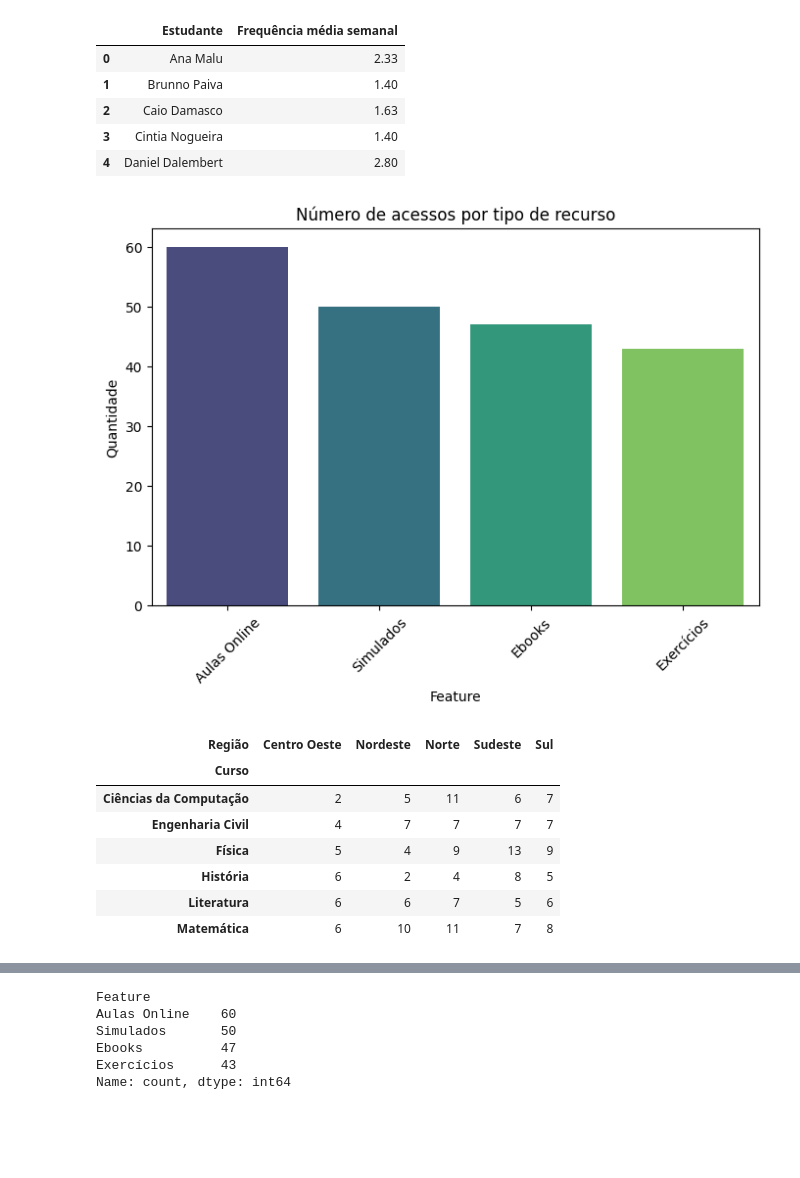
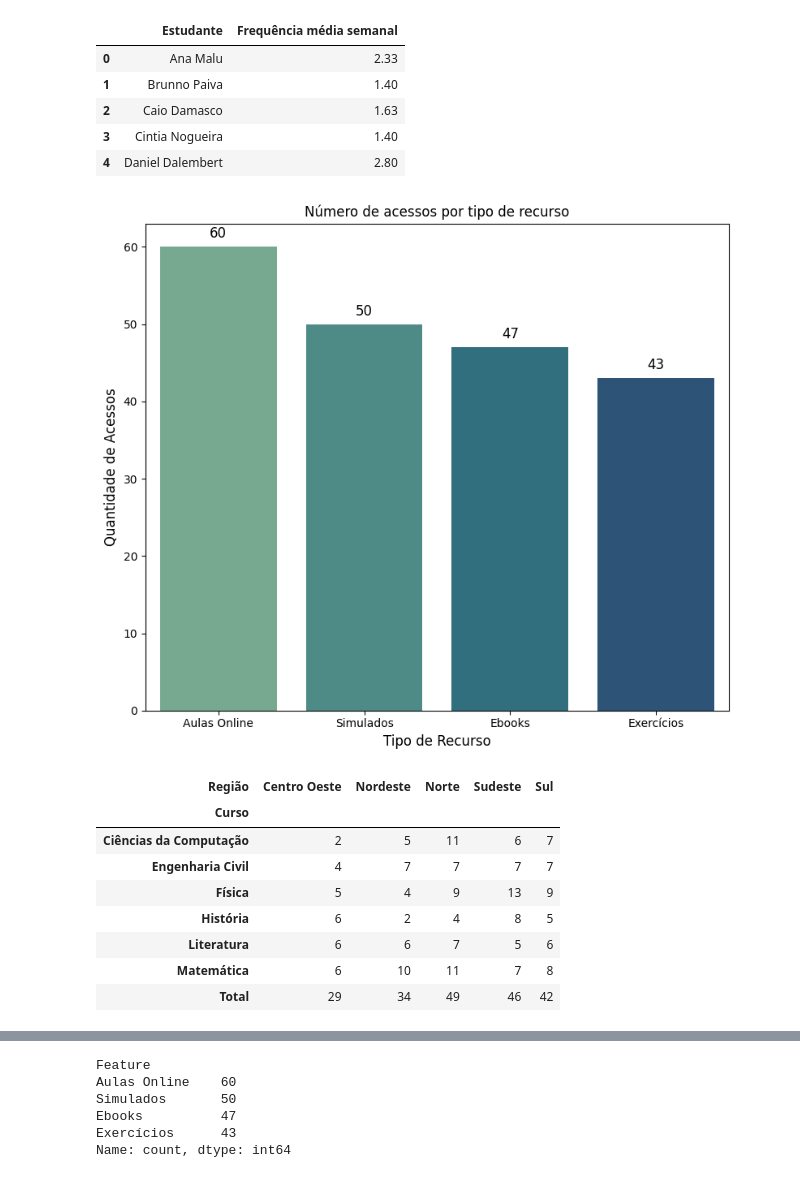
Before and after one commit to thaleswillreis/Teste-Tecnico-Dados, a Jupyter notebook: analise_dados.ipynb, the cells around one changed output, grey strips where cells are left out. Drawn from its saved outputs; the diff is of its cells as text; code cells hidden in the pictures; blank space fills up the shorter version.

```diff
--- a/analise_dados.ipynb
+++ b/analise_dados.ipynb
@@ -83,6 +83,7 @@ df["Hora"] = pd.to_datetime(df["Hora"], format="%H:%M:%S").dt.time
 
 # Criando novas colunas de dias da semana e hora do dia
 df["Dia da Semana"] = df["Data"].dt.day_name()
+df["Dia do Mês"] = df["Data"].dt.day
 df["Hora do Dia"] = df["Hora"].apply(lambda x: x.hour)
 
 # Verificando o resultado
@@ -139,17 +156,34 @@ frequencia_semanal.head()
 | 3 | Cintia Nogueira | 1.40 |
 | 4 | Daniel Dalembert | 2.80 |
 # %%
-plt.figure(figsize=(8, 5))
-sns.countplot(data=df, x="Feature", order=df["Feature"].value_counts().index, palette="viridis")
-plt.title("Número de acessos por tipo de recurso")
-plt.ylabel("Quantidade")
-plt.xticks(rotation=45)
+plt.figure(figsize=(8, 7))
+ax = sns.countplot(data=df, x="Feature", order=df["Feature"].value_counts().index, palette="crest")
+plt.title("Número de acessos por tipo de recurso", fontsize=12)
+plt.xlabel("Tipo de Recurso", fontsize=12)
+plt.ylabel("Quantidade de Acessos", fontsize=12)
+plt.xticks(rotation=0, ha='center')
+
+# Adicionando os valores no topo de cada barra
+for p in ax.patches:
+    height = p.get_height()
+    ax.annotate(format(p.get_height(), '.0f'),
+                (p.get_x() + p.get_width() / 2., height),
+                ha='center', va='bottom',
+                fontsize=12, xytext=(0, 5),
+                textcoords='offset points')
+
+plt.tight_layout()
 plt.show()
 # %% [output]
-[figure, old version]
+[figure, new version]
 # %%
-# Contagem de estudantes por curso e região
+# Criando a tabela dinâmica de acessos por curso e por região
 pivot = pd.pivot_table(df, index="Curso", columns="Região", values="Estudante", aggfunc="count", fill_value=0)
+
+# Adicionando uma linha "Total" com a soma por coluna (ou seja, total por região)
+pivot.loc["Total"] = pivot.sum()
+
+# Exibindo a tabela
 pivot
 # %% [output]
 | Região | Centro Oeste | Nordeste | Norte | Sudeste | Sul |
@@ -160,6 +194,7 @@ pivot
 | História | 6 | 2 | 4 | 8 | 5 |
 | Literatura | 6 | 6 | 7 | 5 | 6 |
 | Matemática | 6 | 10 | 11 | 7 | 8 |
+| Total | 29 | 34 | 49 | 46 | 42 |
 # %%
 # Média de notas por curso, recurso e região
 df_notas = df.dropna(subset=["Nota"])
```
Also changed, not shown: parts of 12 cells of this notebook.
